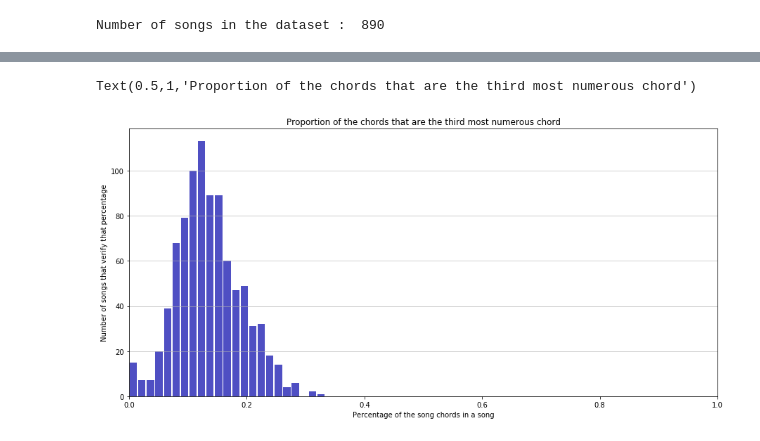
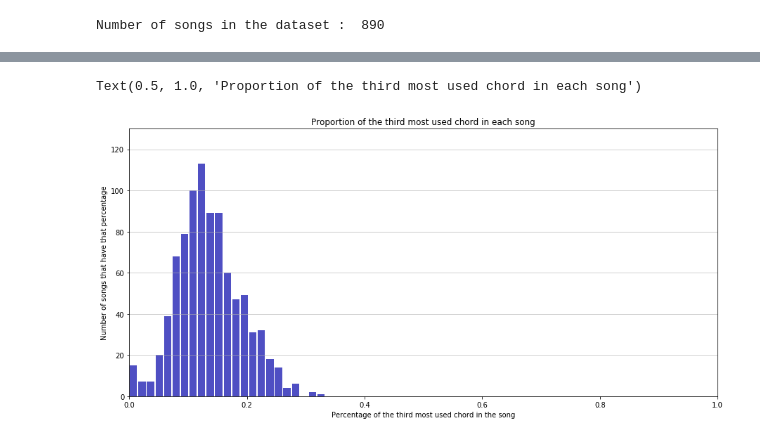
Before and after one commit to lucieperrotta/Digital-Musicology, a Jupyter notebook: preprocessing/dataset preprocessing.ipynb, the cells around one changed output, grey strips where cells are left out. Cells and saved outputs as stored; diff of their text form; code cells hidden in the pictures.

```diff
--- a/preprocessing/dataset preprocessing.ipynb
+++ b/preprocessing/dataset preprocessing.ipynb
@@ -38,7 +39,7 @@ for i in range(len(files)):
         data = myfile.read().replace('\n', ' ').replace('\t', ' ')
         num_data = key2num(data)
 
-    index = re.findall(r'\d+',file)[0]
+    index = re.findall(r'\d+',files[i])[0]
     chord_list = re.findall("[^ ]+:[^ ]+", data)
     tonic = re.findall("tonic: .", data)[0].replace("tonic: ", "")
 
@@ -167,13 +184,14 @@ Text(0.5,1,'Proportion of the chords that are the second most numerous chord')
 # %%
 plt.figure()
 plt.rcParams["figure.figsize"] = (15,7)
 
 n, bins, patches = plt.hist(x=third_chords/song_len, bins='auto', color='#0504aa',alpha=0.7, rwidth=0.85)
 plt.grid(axis='y', alpha=0.75)
 plt.xlim(0.0, 1.0)
-plt.xlabel('Percentage of the song chords in a song')
-plt.ylabel('Number of songs that verify that percentage')
-plt.title('Proportion of the chords that are the third most numerous chord')
+plt.ylim(0,130)
+plt.xlabel('Percentage of the third most used chord in the song')
+plt.ylabel('Number of songs that have that percentage')
+plt.title('Proportion of the third most used chord in each song')
 # %% [output]
-Text(0.5,1,'Proportion of the chords that are the third most numerous chord')
+Text(0.5, 1.0, 'Proportion of the third most used chord in each song')
-[figure, old version]
+[figure, new version]
```
Also changed, not shown: parts of 12 cells of this notebook.
